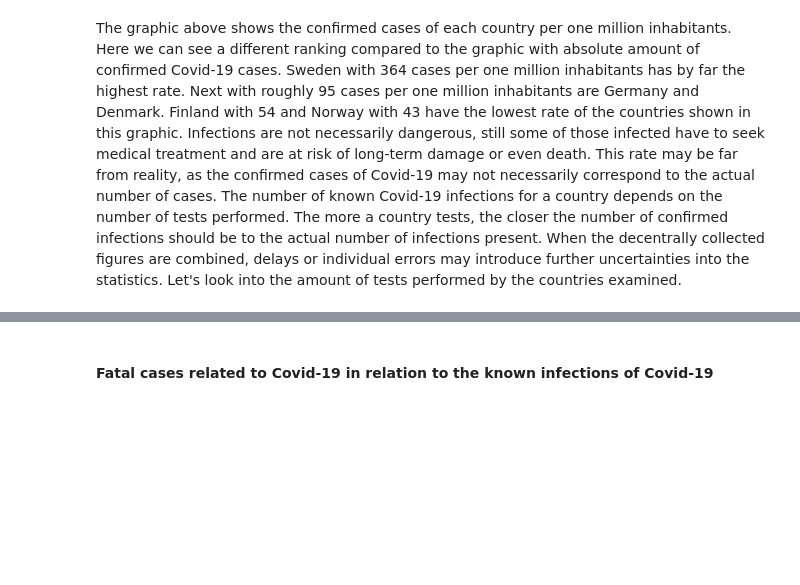
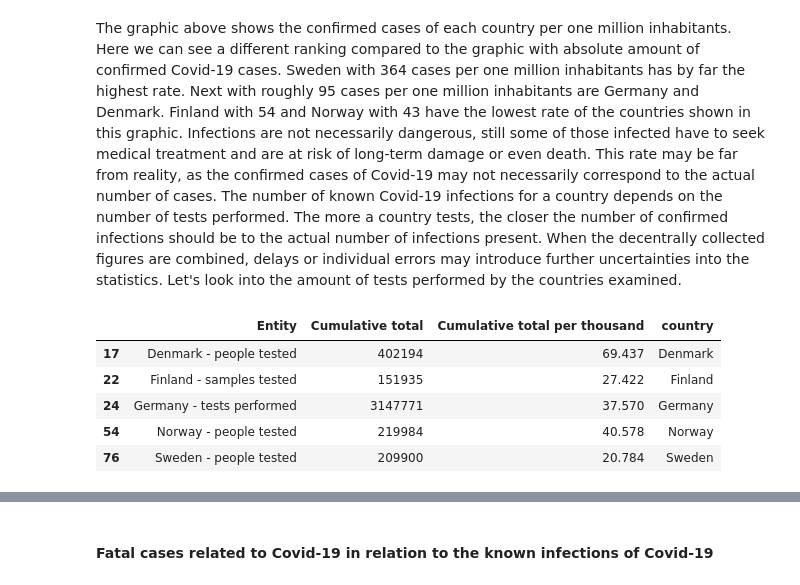
Before and after one commit to AtulSingh-Emyre/AnalysisCovid19, a Jupyter notebook: exploration_Covid19.ipynb, the cells around one changed output, grey strips where cells are left out. Drawn from its saved outputs; the diff is of its cells as text; code cells hidden in the pictures; blank space fills up the shorter version.

```diff
--- a/exploration_Covid19.ipynb
+++ b/exploration_Covid19.ipynb
@@ -250,0 +254,9 @@ Let's look into the amount of tests performed by the countries examined.
+# %%
+df_covidTests_Snapshot_NC.head()
+# %% [output]
+|  | Entity | Cumulative total | Cumulative total per thousand | country |
+| 17 | Denmark - people tested | 402194 | 69.437 | Denmark |
+| 22 | Finland - samples tested | 151935 | 27.422 | Finland |
+| 24 | Germany - tests performed | 3147771 | 37.570 | Germany |
+| 54 | Norway - people tested | 219984 | 40.578 | Norway |
+| 76 | Sweden - people tested | 209900 | 20.784 | Sweden |
```
Also changed, not shown: parts of 20 cells of this notebook, 4 other files.
